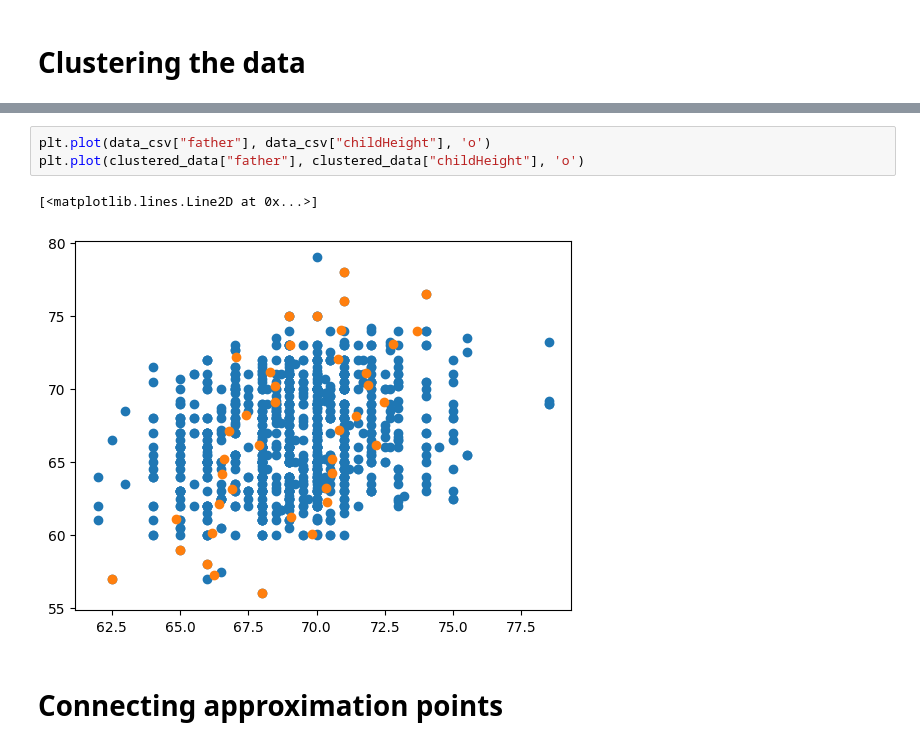
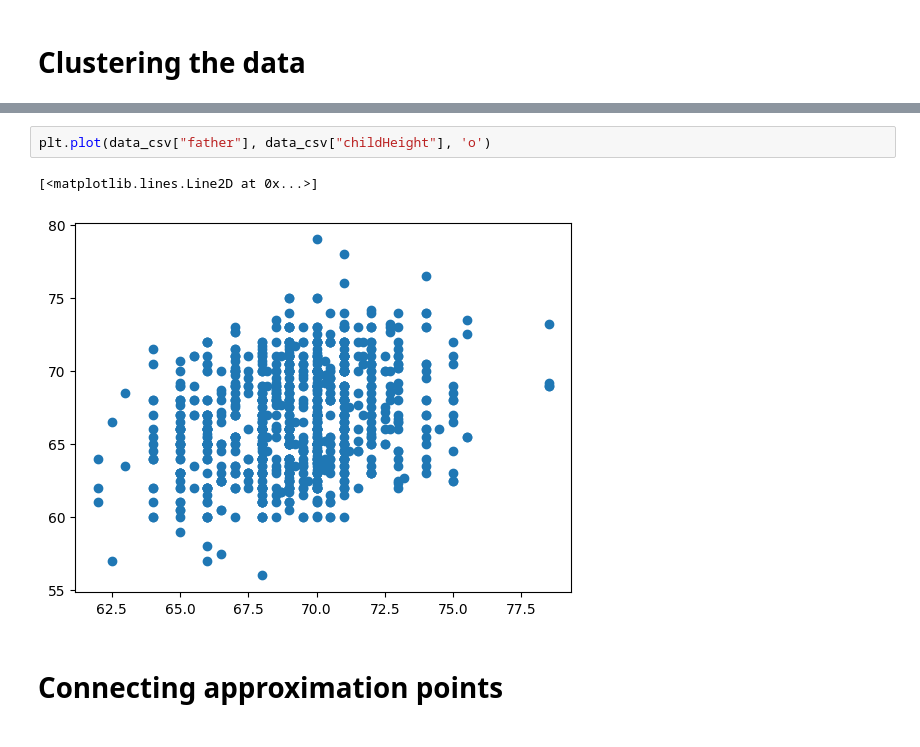
Before and after one commit to wStobaugh/CRO, a Jupyter notebook: main.ipynb, the cells around one changed output, grey strips where cells are left out. Saved outputs shown, nothing was run; the diff lists cells and outputs as text.

```diff
--- a/main.ipynb
+++ b/main.ipynb
@@ -175,9 +165,8 @@ See the caveats in the documentation: https://pandas.pydata.org/pandas-docs/stab
 # %%
 plt.plot(data_csv["father"], data_csv["childHeight"], 'o')
-plt.plot(clustered_data["father"], clustered_data["childHeight"], 'o')
 # %% [output]
 [<matplotlib.lines.Line2D at 0x...>]
-[figure, old version]
+[figure, new version]
 # %% [markdown]
 # Connecting approximation points
 # %%
```
Also changed, not shown: parts of 4 cells of this notebook.
